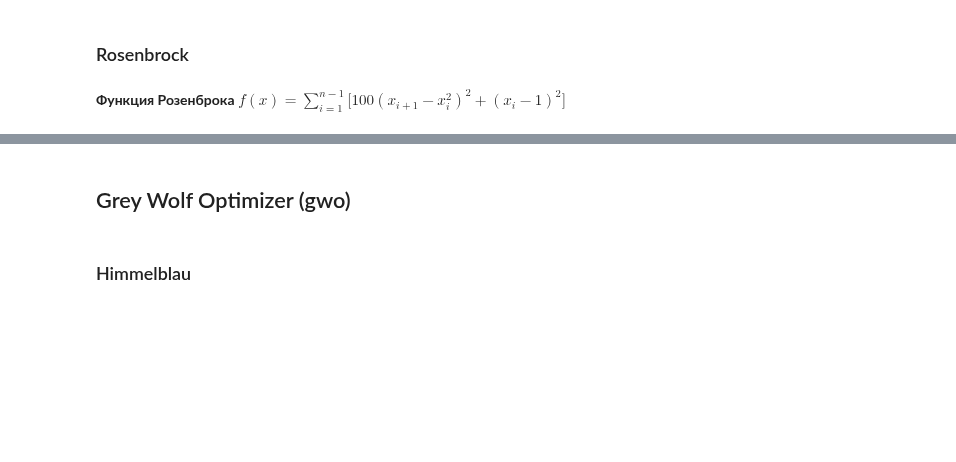
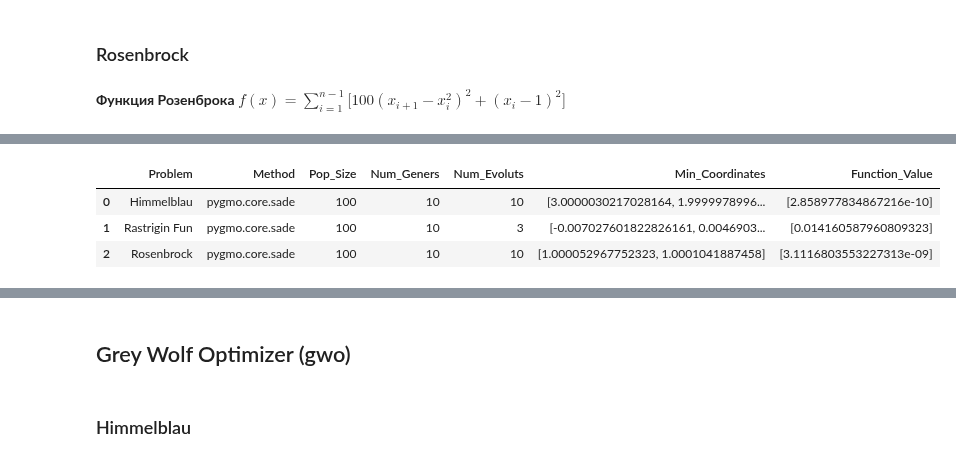
Before and after one commit to natalia-sd/AI-andstuff, a Jupyter notebook: lab_2/LAB2_GA.ipynb, the cells around one changed output, grey strips where cells are left out. Saved outputs shown, nothing was run; the diff lists cells and outputs as text; code cells hidden in the pictures; blank space fills up the shorter version.

```diff
--- a/lab_2/LAB2_GA.ipynb
+++ b/lab_2/LAB2_GA.ipynb
@@ -360,3 +374,10 @@ array([8.72375668e-09])
+# %%
+pop_rosen[4]
+# %% [output]
+|  | Problem | Method | Pop_Size | Num_Geners | Num_Evoluts | Min_Coordinates | Function_Value |
+| 0 | Himmelblau | pygmo.core.sade | 100 | 10 | 10 | [3.0000030217028164, 1.9999978996... | [2.858977834867216e-10] |
+| 1 | Rastrigin Fun | pygmo.core.sade | 100 | 10 | 3 | [-0.007027601822826161, 0.0046903... | [0.014160587960809323] |
+| 2 | Rosenbrock | pygmo.core.sade | 100 | 10 | 10 | [1.000052967752323, 1.0001041887458] | [3.1116803553227313e-09] |
 # %% [markdown]
 <a id='gen2'></a>
 # %% [markdown]
```
Also changed, not shown: parts of 67 cells of this notebook.
